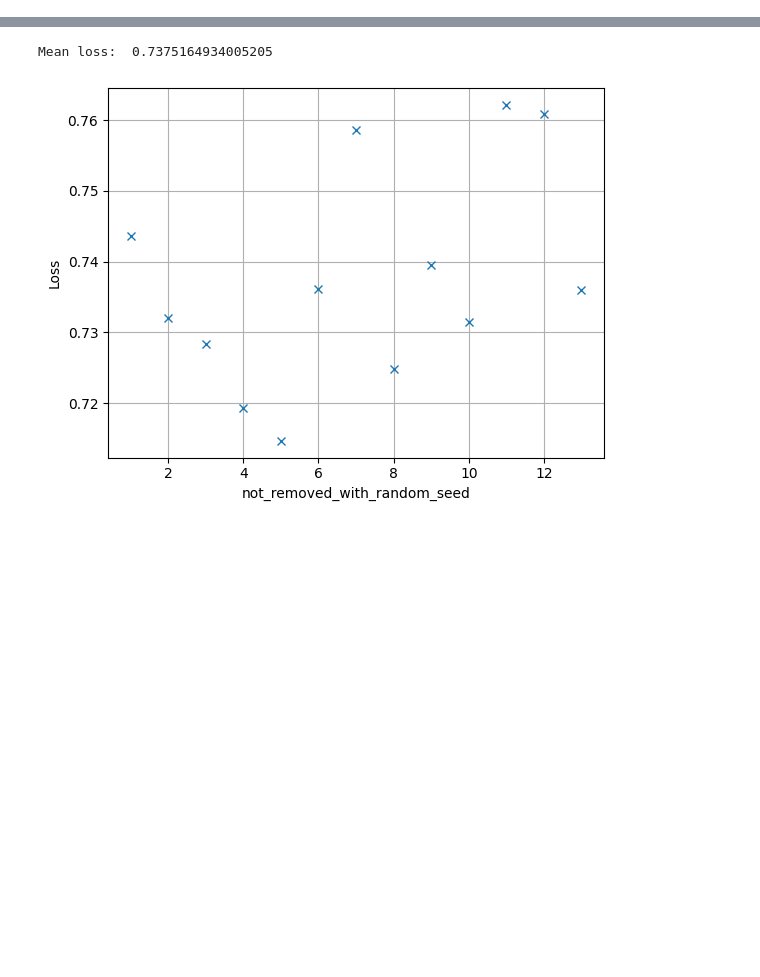
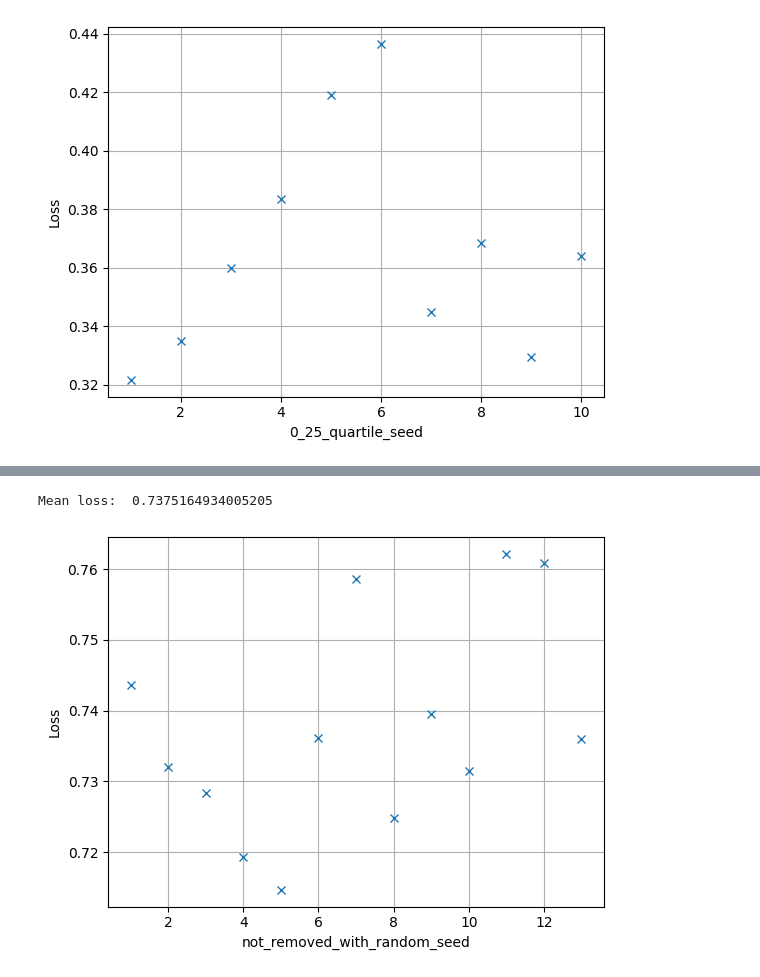
Before and after one commit to paepcke/bats, a Jupyter notebook: bats_transformer/notebooks/Untitled3.ipynb, the cells around one changed output, grey strips where cells are left out. Drawn from its saved outputs; the diff is of its cells as text; code cells hidden in the pictures; blank space fills up the shorter version.

```diff
--- a/bats_transformer/notebooks/Untitled3.ipynb
+++ b/bats_transformer/notebooks/Untitled3.ipynb
@@ -29,3 +49,6 @@ def plot_trends(id_string):
     plt.xlabel(f"{id_string}")
     plt.ylabel("Loss")
     print("Mean loss: ", np.mean(loss_list))
+# %%
+plot_trends("0_25_quartile_seed")
+# %% [output]
@@ -31,0 +56 @@ def plot_trends(id_string):
+[figure, added]
```
Also changed, not shown: parts of 3 cells of this notebook, 9 other files.
